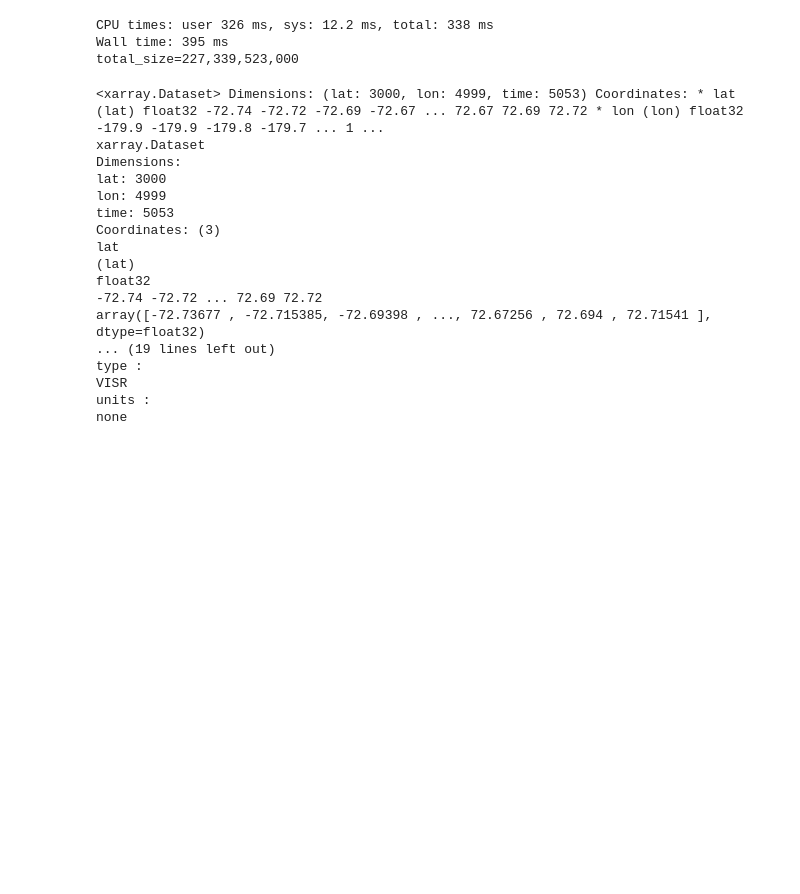
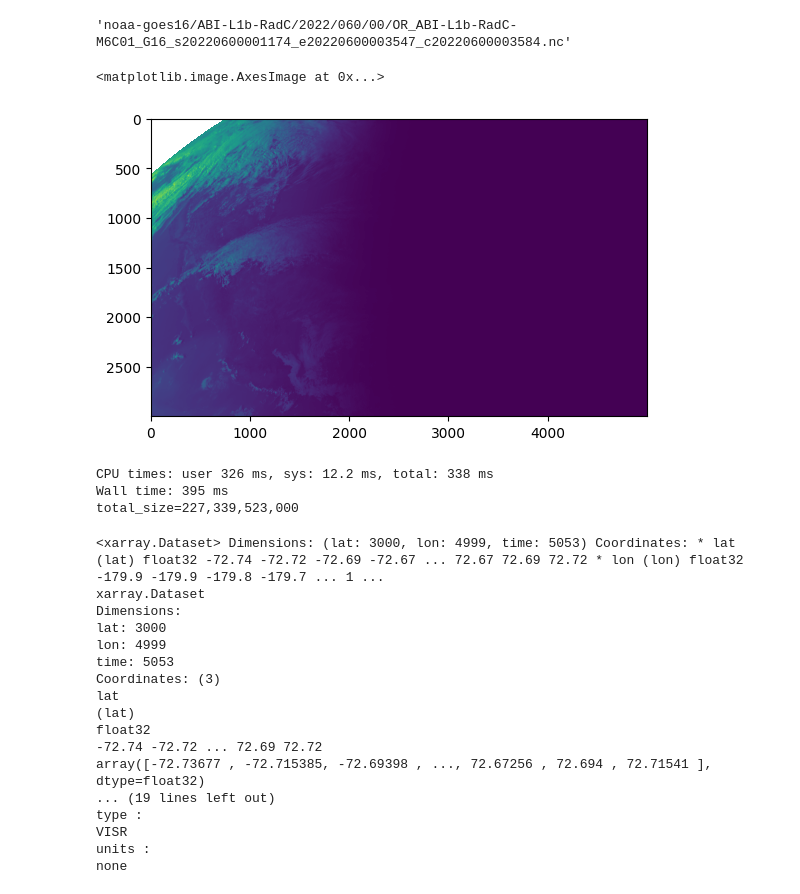
Before and after one commit to leaver2000/gswp, a Jupyter notebook: notebooks/etl.ipynb, the cells around one changed output. Drawn from its saved outputs; the diff is of its cells as text; code cells hidden in the pictures; blank space fills up the shorter version.

```diff
--- a/notebooks/etl.ipynb
+++ b/notebooks/etl.ipynb
@@ -8,6 +8,33 @@ from gswp.constants import GMGSI, PROBSEVERE
 
 START = datetime.fromisoformat("2022-03-01")
 END = datetime.fromisoformat("2022-09-30")
+# %%
+import pandas as pd
+
+import s3fs
+
+fs = s3fs.S3FileSystem(anon=True)
+dr = pd.date_range(START, END)
+dts = [f"noaa-goes16/ABI-L1b-RadC/2022/{d:03}" for d in dr.dayofyear]
+file = [fs.ls(h) for h in fs.ls(dts[0])[:1]][0][0]
+file
+# %% [output]
+'noaa-goes16/ABI-L1b-RadC/2022/060/00/OR_ABI-L1b-RadC-M6C01_G16_s20220600001174_e20220600003547_c20220600003584.nc'
+# %%
+import io
+import xarray as xr
+
+with fs.open(file) as f:
+    ds = xr.open_dataset(io.BytesIO(f.read()), engine="h5netcdf", chunks={})
+# %%
+import numpy as np
+import matplotlib.pyplot as plt
+
+plt.imshow(ds["Rad"].to_numpy())
+# np.rad2deg(ds.y)
+# %% [output]
+<matplotlib.image.AxesImage at 0x...>
+[figure, added]
 # %%
 
 for param in GMGSI.PARAMETERS:
```
Also changed, not shown: 11 other files.
